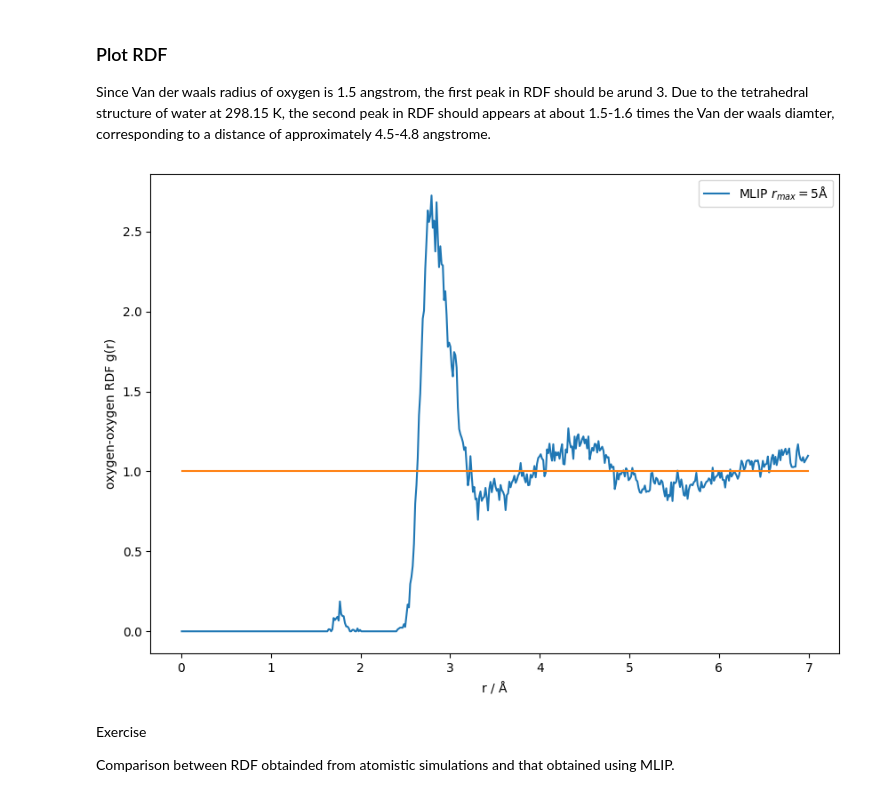
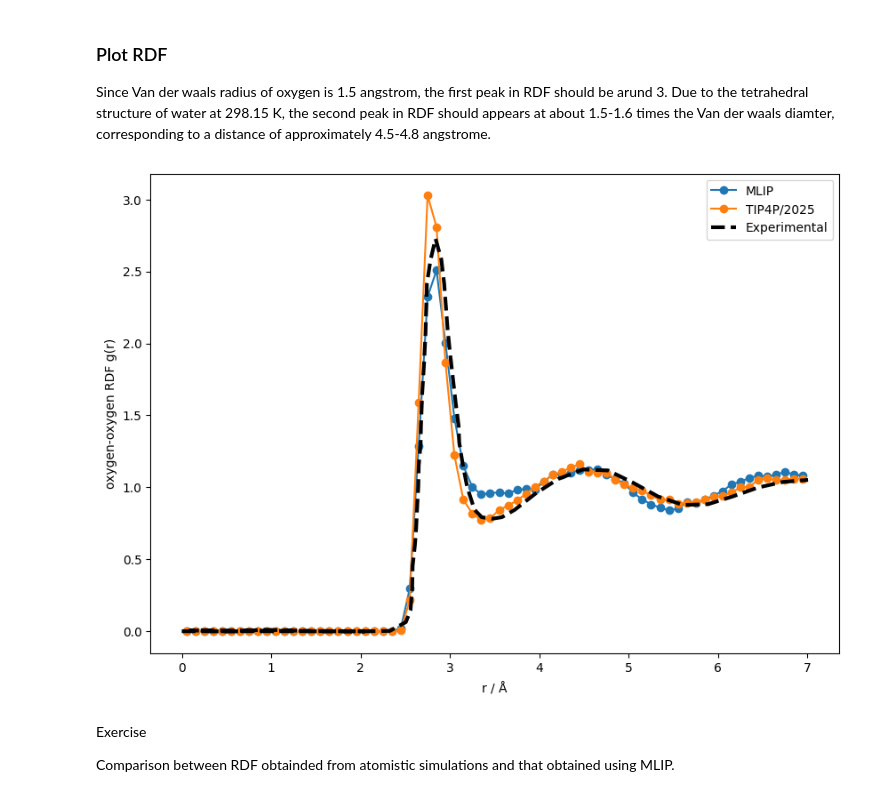
Before and after one commit to PythonFZ/2025-espresso-water, a Jupyter notebook: tutorial_MD_with_MLIP_by_ESPResSo.ipynb, the cells around one changed output. Saved outputs shown, nothing was run; the diff lists cells and outputs as text; code cells hidden in the pictures.

```diff
--- a/tutorial_MD_with_MLIP_by_ESPResSo.ipynb
+++ b/tutorial_MD_with_MLIP_by_ESPResSo.ipynb
@@ -20,6 +20,6 @@ We also need to define the model used in MD to suite your task requirements.
 # %%
 #Solution
-model = zntrack.from_rev("r_max_5_Apax")
+model = zntrack.from_rev("r_max_5_5_Apax")
 # %% [markdown]
 By using generated `model.get_calculater()`, we can obtain trained interaction calculater `calc`.
 # %%
@@ -58,7 +58,7 @@ All parameters, i.e, system size, the number of particles, the particle position
 # %%
 system = espressomd.System(box_l=box.get_cell().diagonal())
 system.periodicity = [True, True, True]
-system.time_step = (1.0 * ureg.fs).m_as(((1 * ureg.u * ureg.angstrom**2) / ureg.electron_volt) ** 0.5)
+system.time_step = (1.5 * ureg.fs).m_as(((1 * ureg.u * ureg.angstrom**2) / ureg.electron_volt) ** 0.5)
 print(system.time_step)
 system.cell_system.skin = 0.4
 system.part.clear()
@@ -130,10 +130,17 @@ Then, we turn on the Langevin thermostat and run a warmup integration by simplec
 system.thermostat.set_langevin(kT=(298.15 * ureg.K * ureg.boltzmann_constant).m_as("eV"), gamma=2, seed=42)
 system.integrator.set_symplectic_euler()
 # %%
+#box.calc = zntrack.from_rev("r_max_5_5_Apax").get_calculator()
 tbar = tqdm.trange(5000, ncols=120)
+count_uncertainty = 0
 for idx in tbar:
     ase_interface.integrate(1, box.calc)
-    tbar.set_description(f"E_pot: {ase_interface.atoms.get_potential_energy():.3f} eV")
+    if box.calc.results["forces_uncertainty"].max() > 1.0:
+        count_uncertainty += 1
+    #tbar.set_description(f"E_pot: {ase_interface.atoms.get_potential_energy():.3f} eV")
+    tbar.set_description(f"Uncertainty: {box.calc.results["forces_uncertainty"].max():.3f}")
+if count_uncertainty > 0:
+    print('USE OTHER MODEL')
 # %% [markdown]
 ### Sampling of radial distribution function (RDF)
 After warmup calculation, we accumrate the radial distribution function (rdf) of oxygen-oxgen and plot them.
@@ -141,18 +148,18 @@ After warmup calculation, we accumrate the radial distribution function (rdf) of
 import espressomd.observables
 
 rdfs = []
-rdf_bins = 700
+rdf_bins = 70
 r_min = 0.0
 r_max = 7  # angstrom
 o_ids = system.part.select(type=8).id
 rdf_obs = espressomd.observables.RDF(
-    ids1=o_ids, ids2=o_ids, n_r_bins=500, min_r=r_min, max_r=r_max)
+    ids1=o_ids, ids2=o_ids, n_r_bins=rdf_bins, min_r=r_min, max_r=r_max)
 
 # Sampling of RDF
 import numpy as np
-tbar = tqdm.trange(100, ncols=120)
+tbar = tqdm.trange(200, ncols=120)
 for idx in tbar:
-    ase_interface.integrate(5, box.calc)
+    ase_interface.integrate(10, box.calc)
     rdfs.append(rdf_obs.calculate())
 rdf = np.mean(rdfs, axis=0)
 rdf_err = np.std(rdfs, axis=0)/np.sqrt(len(rdfs))
@@ -163,16 +170,20 @@ Since Van der waals radius of oxygen is 1.5 angstrom, the first peak in RDF shou
 # %%
 # Plot RDF
 import matplotlib.pyplot as plt
 
+data_ex = np.load("rdf_experiment.npz")
+data_tip4p = np.load("rdf_tip4p.npz")
+
 fig, ax = plt.subplots(figsize=(10, 7))
-ax.plot(bin_centers, rdf, label=r'MLIP $r_{max}= 5\mathrm{\AA}$')
-ax.plot(bin_centers, np.ones(bin_centers.size))
+ax.plot(bin_centers, rdf, marker="o", label=r'MLIP')
+ax.plot(10*data_tip4p['rs'], data_tip4p['rdf'], marker='o', label='TIP4P/2025')
+ax.plot(data_ex['rs'], data_ex['rdf'], ls='dashed', lw=3, color='black', label='Experimental')
 plt.legend()
 plt.xlabel(r'r / $\mathrm{\AA}$')
 plt.ylabel('oxygen-oxygen RDF g(r)')
 plt.show()
 # %% [output]
-[figure, old version]
+[figure, new version]
 # %% [markdown]
 Exercise
 
```
Also changed, not shown: parts of 3 cells of this notebook, 3 other files.
